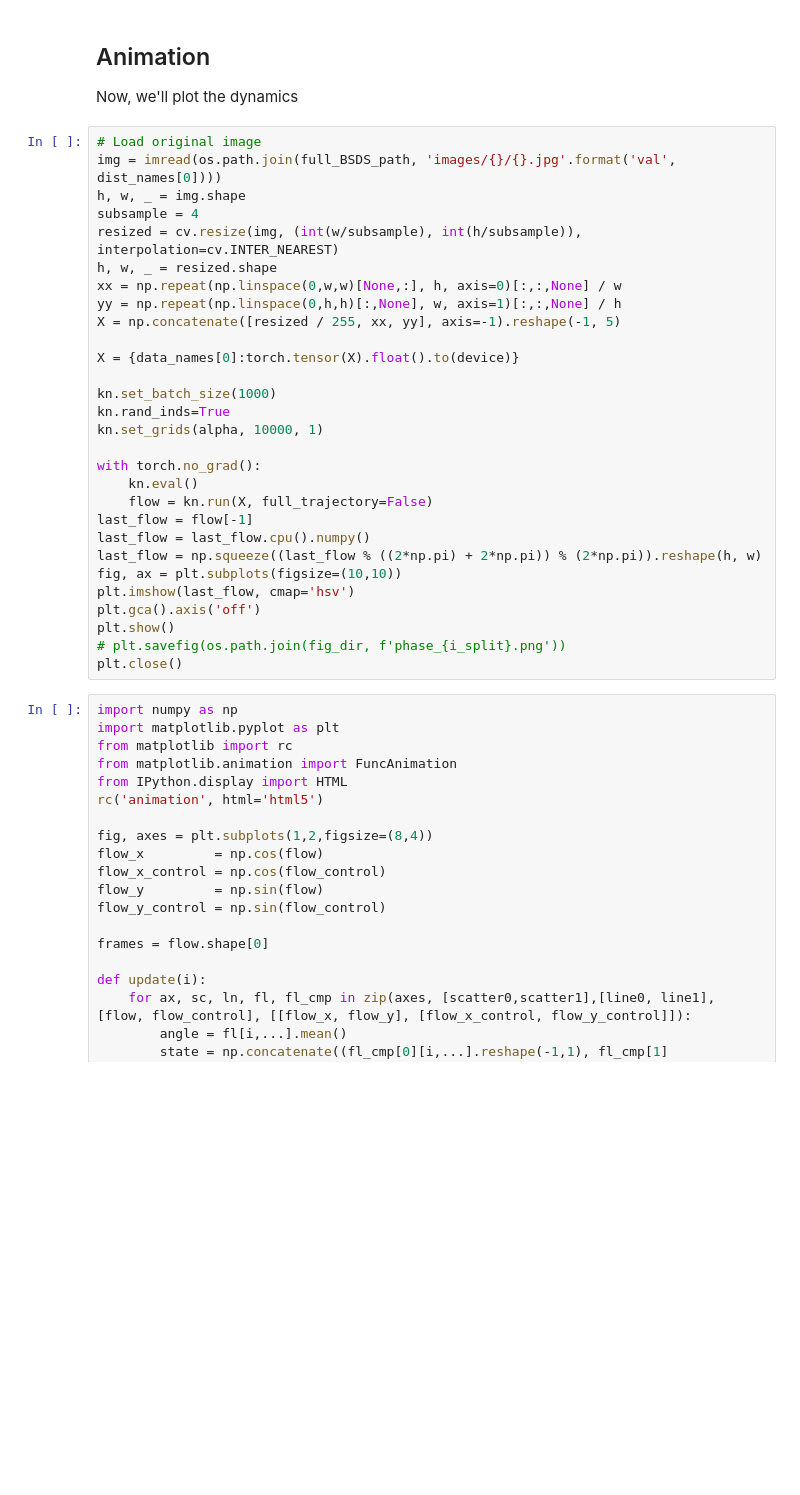
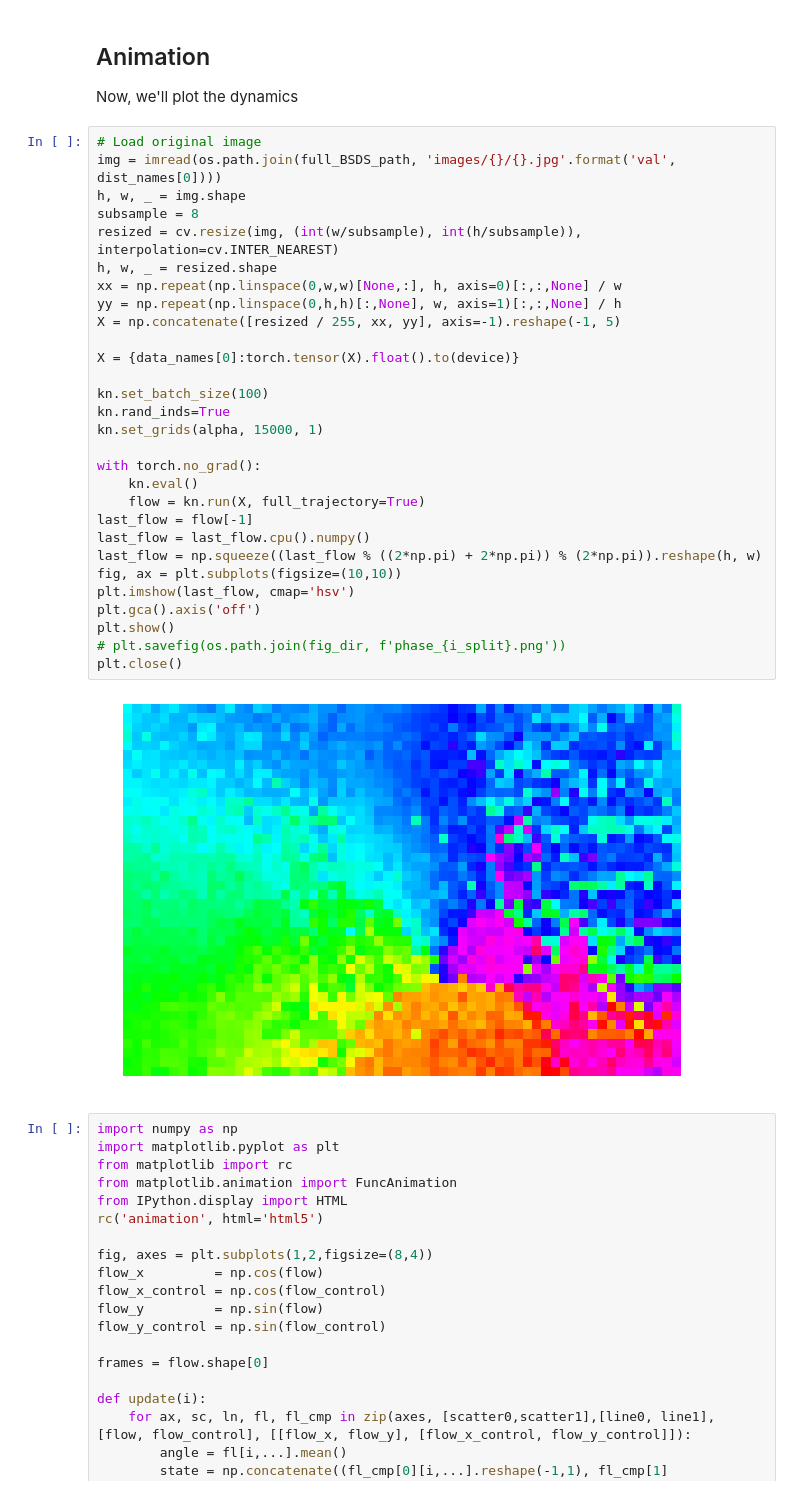
Before and after one commit to serre-lab/KuraNet, a Jupyter notebook: demos/images.ipynb, the cells around one changed output. Cells and saved outputs as stored; diff of their text form; blank space fills up the shorter version.

```diff
--- a/demos/images.ipynb
+++ b/demos/images.ipynb
@@ -198,32 +195,34 @@ Now, we'll plot the dynamics
 # %%
 # Load original image
 img = imread(os.path.join(full_BSDS_path, 'images/{}/{}.jpg'.format('val', dist_names[0])))
 h, w, _ = img.shape
-subsample = 4
+subsample = 8
 resized = cv.resize(img, (int(w/subsample), int(h/subsample)), interpolation=cv.INTER_NEAREST)
 h, w, _ = resized.shape
 xx = np.repeat(np.linspace(0,w,w)[None,:], h, axis=0)[:,:,None] / w
 yy = np.repeat(np.linspace(0,h,h)[:,None], w, axis=1)[:,:,None] / h
 X = np.concatenate([resized / 255, xx, yy], axis=-1).reshape(-1, 5)
 
 X = {data_names[0]:torch.tensor(X).float().to(device)}
 
-kn.set_batch_size(1000)
+kn.set_batch_size(100)
 kn.rand_inds=True
-kn.set_grids(alpha, 10000, 1)
+kn.set_grids(alpha, 15000, 1)
 
 with torch.no_grad():
     kn.eval()
-    flow = kn.run(X, full_trajectory=False)
+    flow = kn.run(X, full_trajectory=True)
 last_flow = flow[-1]
 last_flow = last_flow.cpu().numpy()
 last_flow = np.squeeze((last_flow % ((2*np.pi) + 2*np.pi)) % (2*np.pi)).reshape(h, w)
 fig, ax = plt.subplots(figsize=(10,10))
 plt.imshow(last_flow, cmap='hsv')
 plt.gca().axis('off')
 plt.show()
 # plt.savefig(os.path.join(fig_dir, f'phase_{i_split}.png'))
 plt.close()
+# %% [output]
+[figure, added]
 # %%
 import numpy as np
 import matplotlib.pyplot as plt
```
Also changed, not shown: parts of 4 cells of this notebook, 2 other files.
